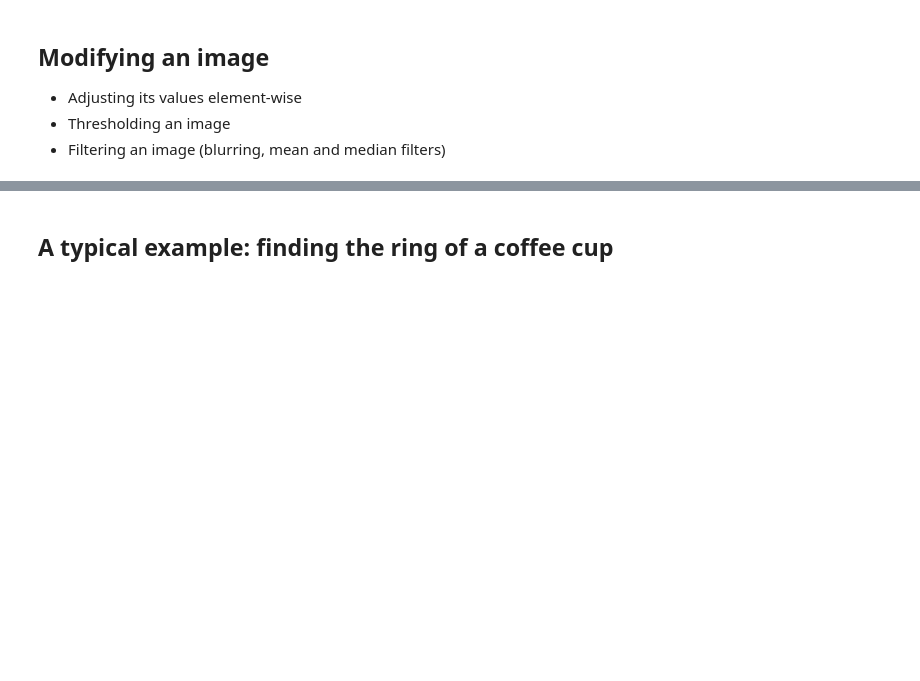
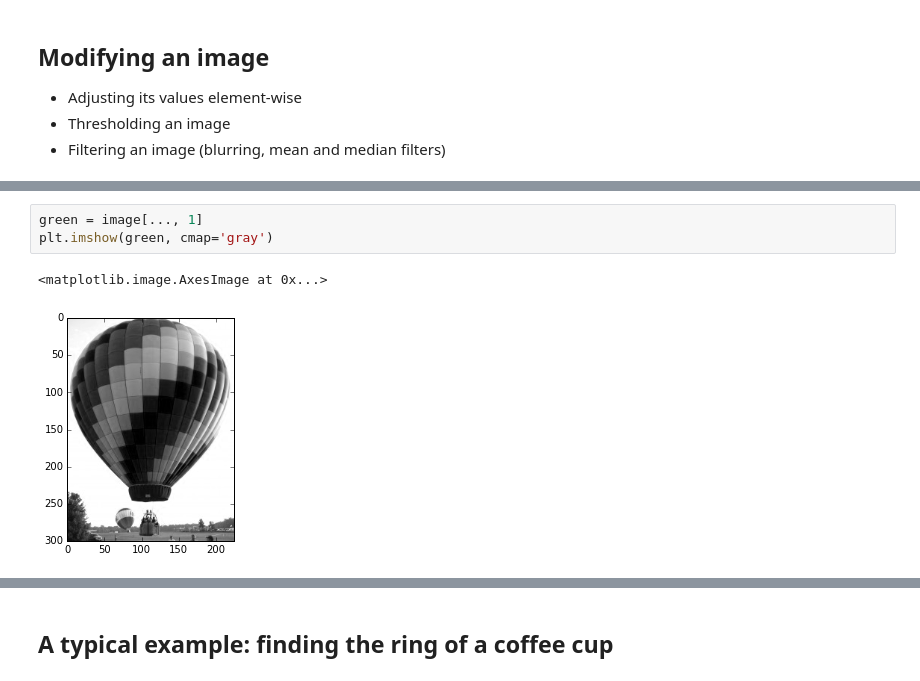
Before and after one commit to stefanv/aims2014, a Jupyter notebook: image_processing_intro.ipynb, the cells around one changed output, grey strips where cells are left out. Cells and saved outputs as stored; diff of their text form; blank space fills up the shorter version.

```diff
--- a/image_processing_intro.ipynb
+++ b/image_processing_intro.ipynb
@@ -164,0 +184,6 @@ then examine it by
+# %%
+green = image[..., 1]
+plt.imshow(green, cmap='gray')
+# %% [output]
+<matplotlib.image.AxesImage at 0x...>
+[figure, added]
```
Also changed, not shown: parts of 16 cells of this notebook, 1 other file.
